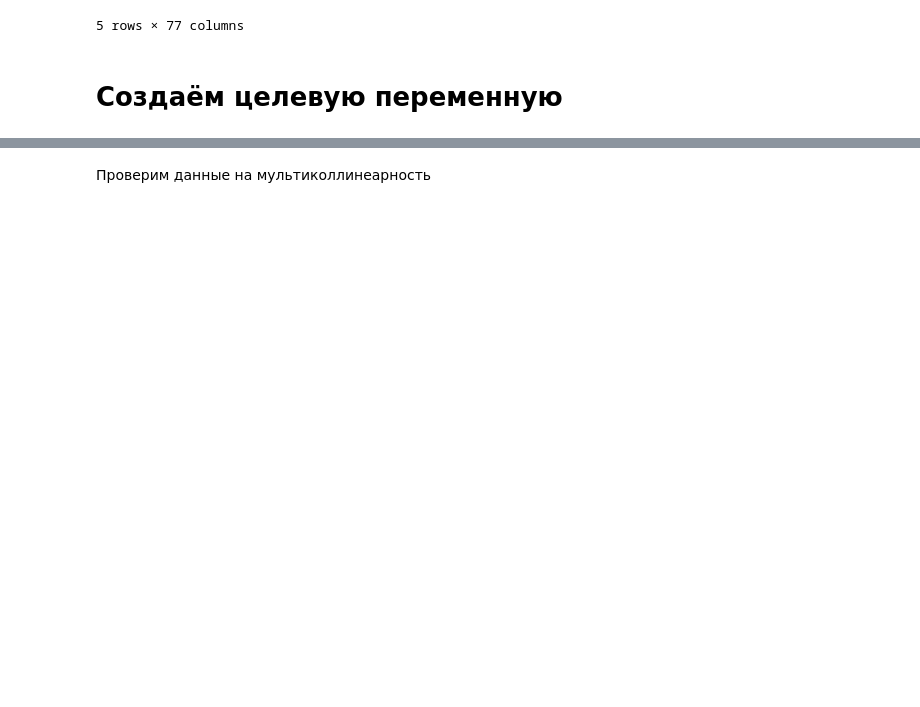
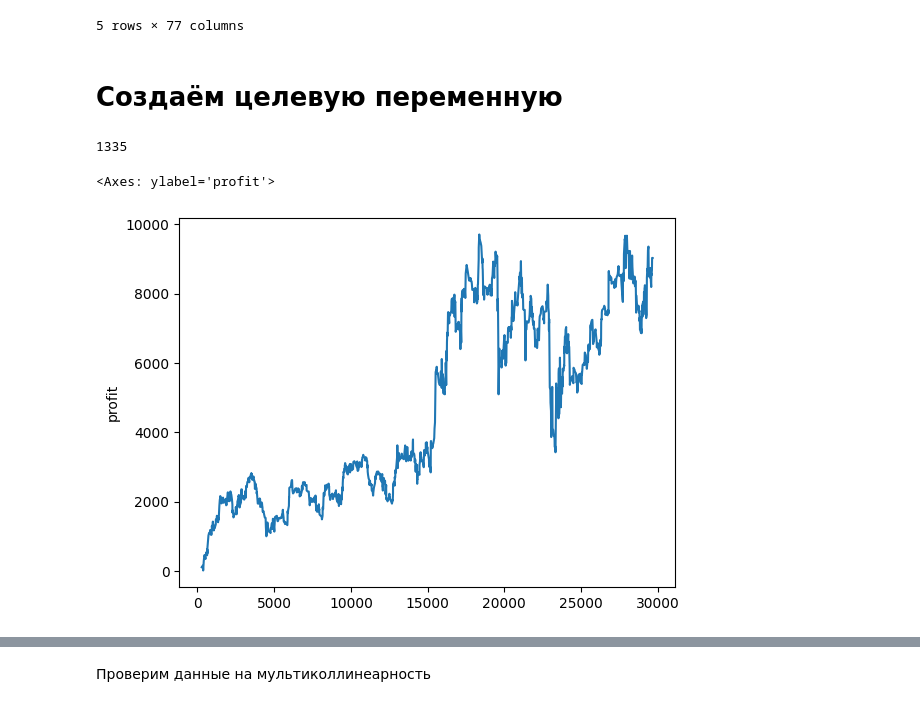
Before and after one commit to AlexKosuhin/AlgoTrading, a Jupyter notebook: classification.ipynb, the cells around one changed output, grey strips where cells are left out. Drawn from its saved outputs; the diff is of its cells as text; code cells hidden in the pictures; blank space fills up the shorter version.

```diff
--- a/classification.ipynb
+++ b/classification.ipynb
@@ -821,3 +821,15 @@ df_ml.head()
 5 rows × 77 columns
 # %% [markdown]
 # Создаём целевую переменную
+# %%
+print(len(y_for_gr))
+# %% [output]
+1335
+# %%
+y_for_gr = df_ml[df_ml['pattern'] == 1]['profit']
+y_for_gr_cumsum = np.cumsum(y_for_gr)
+import seaborn as sns
+sns.lineplot(y_for_gr_cumsum)
+# %% [output]
+<Axes: ylabel='profit'>
+[figure, added]
```
Also changed, not shown: parts of 40 cells of this notebook.
